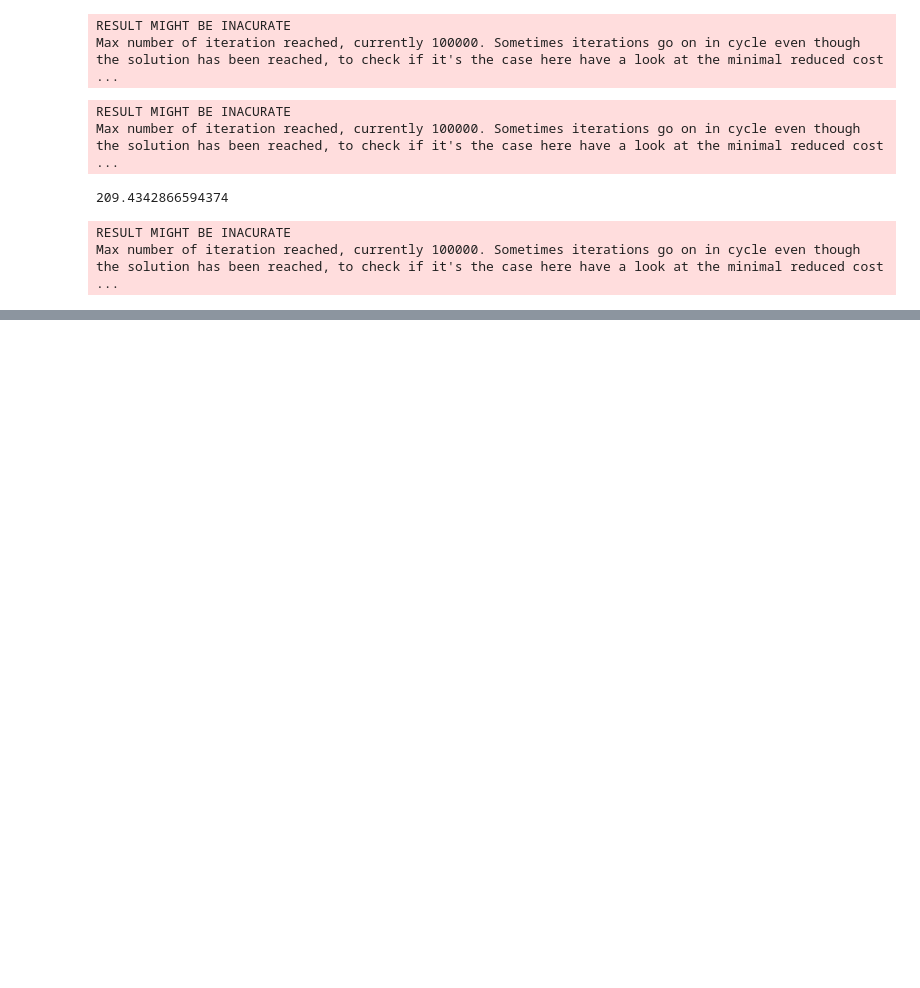
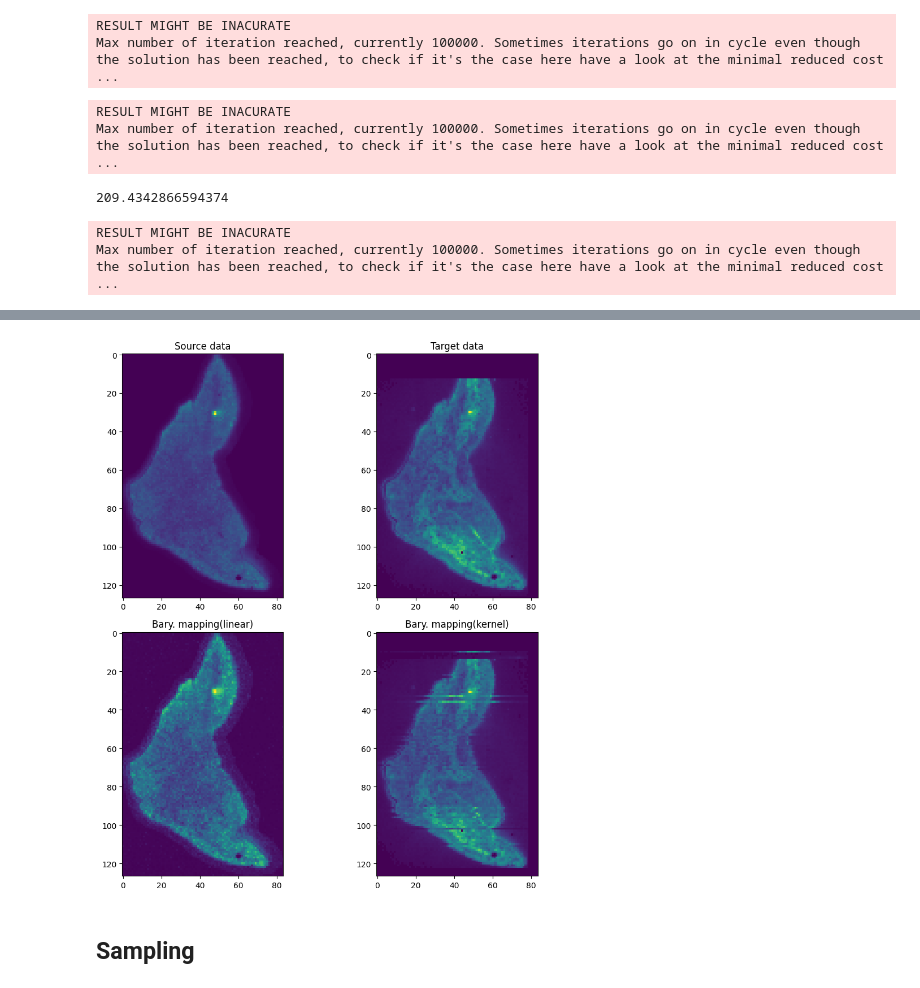
Before and after one commit to cb11711211/sc_st_attention_integration, a Jupyter notebook: pot_fuse_prot_rna.ipynb, the cells around one changed output, grey strips where cells are left out. Saved outputs shown, nothing was run; the diff lists cells and outputs as text; code cells hidden in the pictures; blank space fills up the shorter version.

```diff
--- a/pot_fuse_prot_rna.ipynb
+++ b/pot_fuse_prot_rna.ipynb
@@ -384,0 +392,23 @@ plt.show()
+# %%
+# MappingTransport with linear kernel
+ot_mapping_linear = ot.da.MappingTransport(
+    kernel="linear", mu=1e0, eta=1e-8, bias=True,
+    max_iter=20, verbose=True)
+
+# ot_mapping_linear.fit(Xs=prot_mtx, Xt=rna_mtx)
+ot_mapping_linear.fit(Xs=prot_mtx.reshape(-1,1), Xt=rna_mtx.reshape(-1,1))
+
+# for original source samples, transform applies barycentric mapping
+transp_Xs_linear = ot_mapping_linear.transform(Xs=prot_mtx.reshape(-1,1))
+
+# for out of source samples, transform applies the linear mapping
+# transp_Xs_linear_new = ot_mapping_linear.transform(Xs=)
+
+# MappingTransport with gaussian kernel
+# ot_mapping_gaussian = ot.da.MappingTransport(
+#     kernel="gaussian", eta=1e-5, mu=1e-1, bias=True, sigma=1,
+#     max_iter=10, verbose=True)
+# ot_mapping_gaussian.fit(Xs=prot_mtx.reshape(-1,1), Xt=rna_mtx.reshape(-1,1))
+
+# for original source samples, transform applies barycentric mapping
+# transp_Xs_gaussian = ot_mapping_gaussian.transform(Xs=prot_mtx.reshape(-1,1))
@@ -384,0 +419,20 @@ plt.show()
+# %%
+plt.figure(1, figsize=(10, 10))
+plt.subplot(221)
+plt.imshow(prot_mtx, interpolation='nearest')
+plt.title('Source data')
+plt.subplot(222)
+plt.imshow(rna_mtx, interpolation='nearest')
+plt.title('Target data')
+plt.subplot(223)
+plt.imshow(transp_Xs_linear.reshape(rna_mtx.shape[0], rna_mtx.shape[1]), interpolation='nearest')
+plt.title('Bary. mapping(linear)')
+plt.subplot(224)
+plt.imshow(transp_Xs_gaussian.reshape(rna_mtx.shape[0], rna_mtx.shape[1]), interpolation='nearest')
+plt.title('Bary. mapping(kernel)')
+plt.tight_layout()
+plt.show()
+# %% [output]
+[figure, added]
+# %% [markdown]
+## Sampling
```
Also changed, not shown: parts of 23 cells of this notebook.
